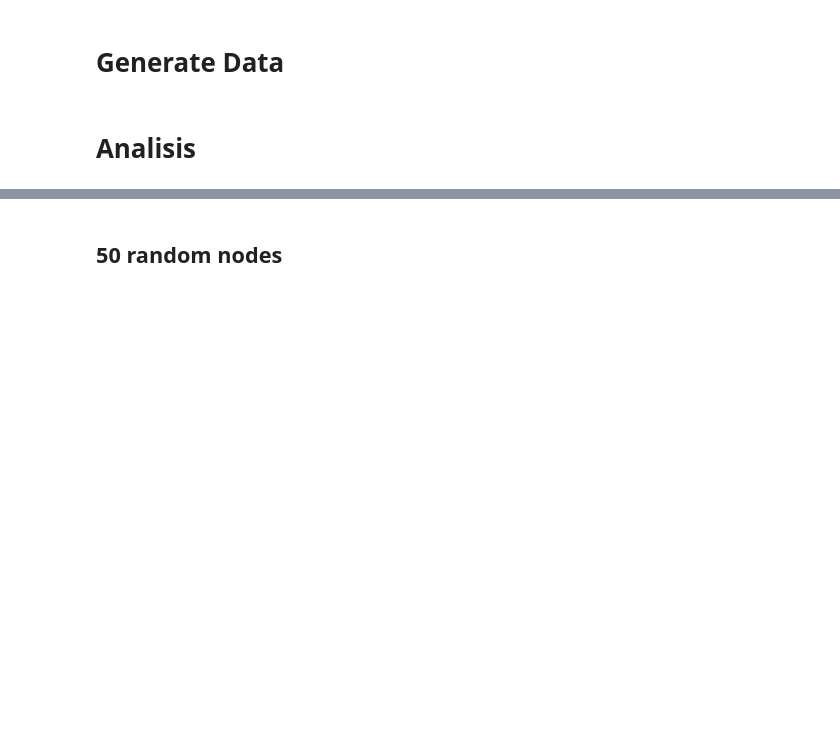
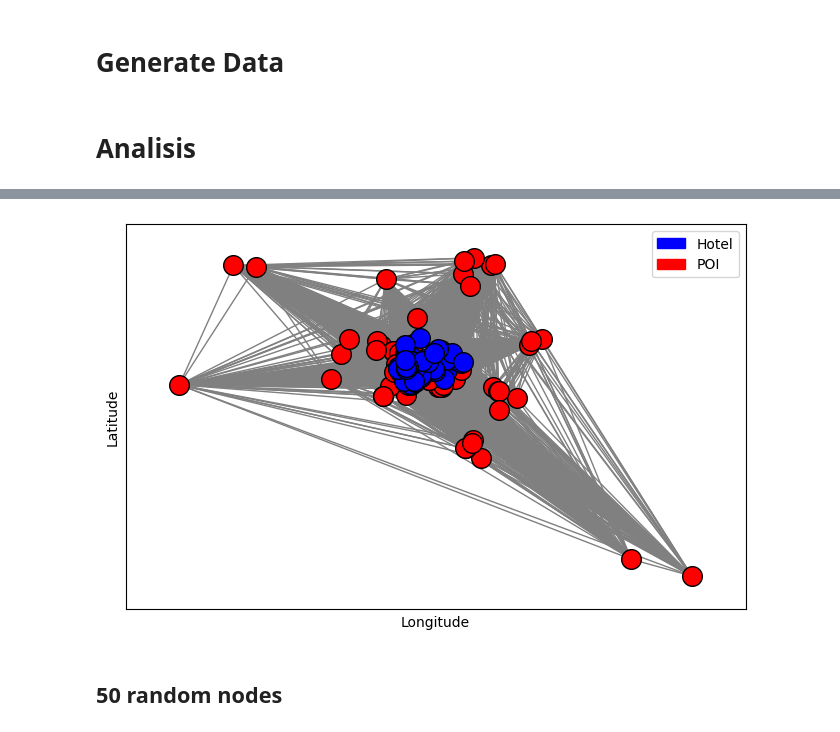
Before and after one commit to rahmatttt/travel-itinerary-recommendation, a Jupyter notebook: Results_analysis_3.ipynb, the cells around one changed output, grey strips where cells are left out. Saved outputs shown, nothing was run; the diff lists cells and outputs as text; code cells hidden in the pictures; blank space fills up the shorter version.

```diff
--- a/Results_analysis_3.ipynb
+++ b/Results_analysis_3.ipynb
@@ -64,6 +65,17 @@ def generate_data(n = 30, random_state = None):
     timematrix = db.TimeMatrixbyID(hotel._id,tourid)
 
     return hotel,tur,timematrix
+# %%
+def read_dataset():
+    query = """SELECT
+                    p.post_id AS `id`,
+                    p.post_long AS `long`,
+                    p.post_lat AS `lat`,
+                    p.post_type AS `type`
+                FROM
+                    posts p"""
+    df_dataset = sql_connection.read_from_sql(query)
+    return df_dataset
 # %% [markdown]
 # Analisis
 # %%
@@ -167,0 +182,2 @@ def visualize_solution(solution_node,hotel):
+# %%
+dataset = read_dataset()
@@ -167,0 +193,52 @@ def visualize_solution(solution_node,hotel):
+# %%
+dataset['long'] = dataset['long'].astype("float")
+dataset['lat'] = dataset['lat'].astype("float")
+
+dataset.loc[dataset['type'] == 'location','type'] = 'POI'
+# %%
+# Create graph
+G = nx.Graph()
+
+# Add nodes with types
+for idx, row in dataset.iterrows():
+    G.add_node(row['id'], pos=(row['long'], row['lat']), type=row['type'])
+
+# Add edges, ensuring that hotels do not connect to other hotels
+for i in G.nodes():
+    for j in G.nodes():
+        if i < j:  # To avoid duplicate edges
+            type_i = G.nodes[i]['type']
+            type_j = G.nodes[j]['type']
+            # Add edge only if at least one of the nodes is not a hotel
+            if not (type_i == 'hotel' and type_j == 'hotel'):
+                G.add_edge(i, j)
+
+
+# Get positions
+pos = nx.get_node_attributes(G, 'pos')
+
+# Draw nodes and edges with different colors for types
+plt.figure(figsize=(8, 5))
+
+# Draw POIs and hotels with different colors
+nx.draw_networkx_nodes(G, pos, nodelist=[n for n, d in G.nodes(data=True) if d['type'] == 'POI'],
+                       node_color='red', edgecolors='black', label='POI', node_size=200)
+nx.draw_networkx_nodes(G, pos, nodelist=[n for n, d in G.nodes(data=True) if d['type'] == 'hotel'],
+                       node_color='blue', edgecolors='black', label='Hotel', node_size=200)
+nx.draw_networkx_edges(G, pos, edge_color='gray')
+# nx.draw_networkx_labels(G, pos, labels={n: str(n) for n in G.nodes()})
+
+# Add axis labels
+plt.xlabel('Longitude')
+plt.ylabel('Latitude')
+
+# Create legend
+hotel_patch = mpatches.Patch(color='blue', label='Hotel')
+poi_patch = mpatches.Patch(color='red', label='POI')
+plt.legend(handles=[hotel_patch, poi_patch])
+
+# Show plot
+plt.axis(True)
+plt.show()
+# %% [output]
+[figure, added]
```
Also changed, not shown: parts of 20 cells of this notebook, 33 other files.
